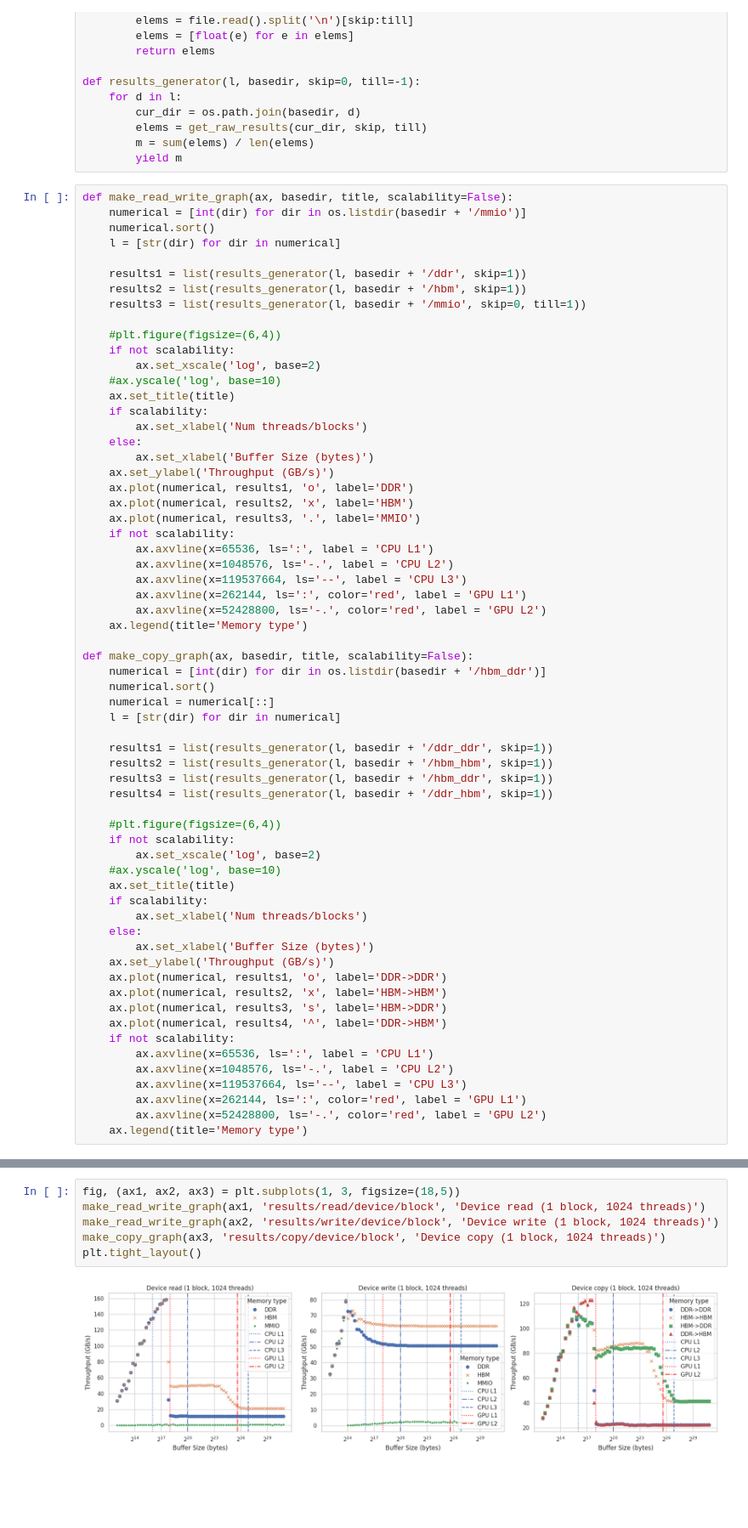
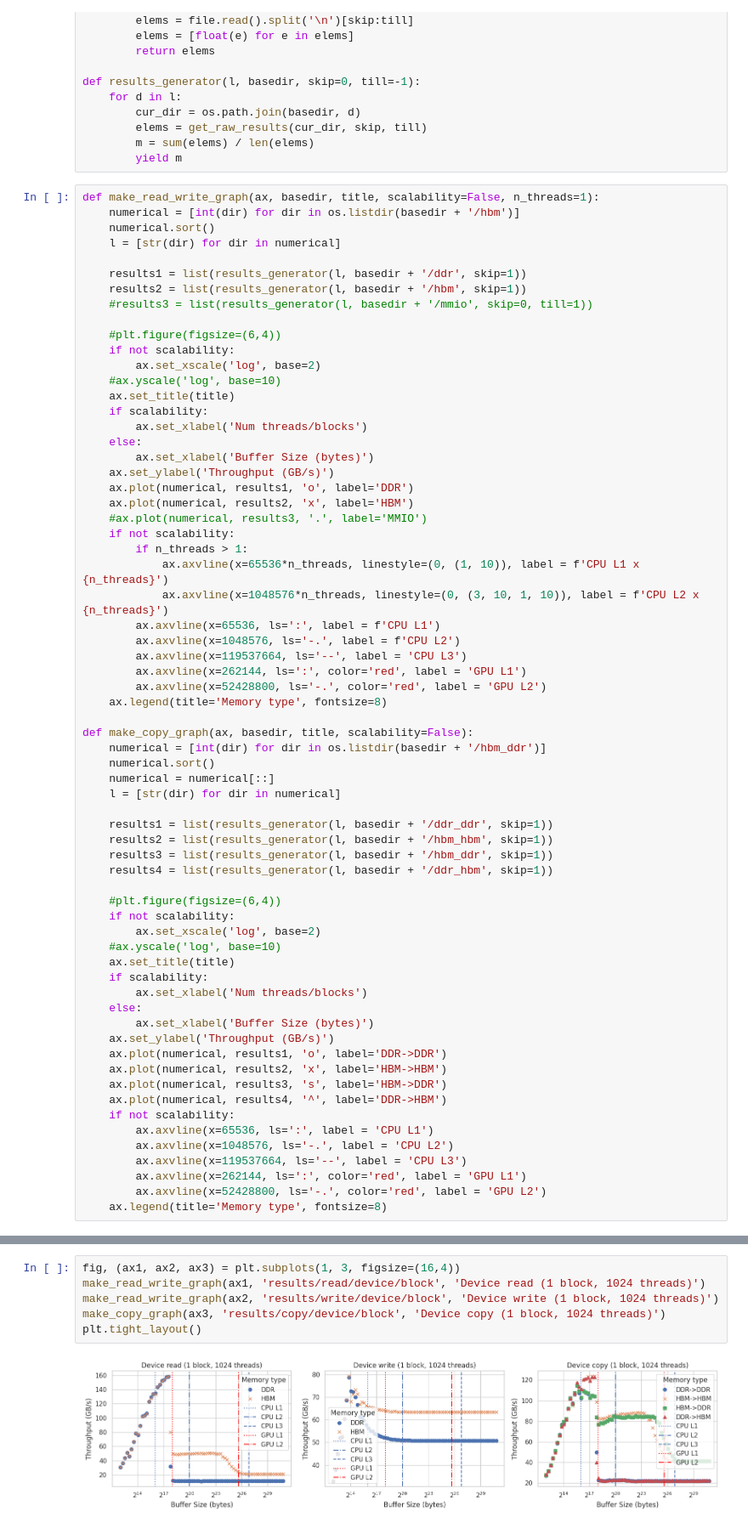
Before and after one commit to ntua-el20062/grace-hopper-benchmark, a Jupyter notebook: src/paper.ipynb, the cells around one changed output, grey strips where cells are left out. Shown at 85% size. Cells and saved outputs as stored; diff of their text form; blank space fills up the shorter version.

```diff
--- a/src/paper.ipynb
+++ b/src/paper.ipynb
@@ -20,14 +20,14 @@ def results_generator(l, basedir, skip=0, till=-1):
         m = sum(elems) / len(elems)
         yield m
 # %%
-def make_read_write_graph(ax, basedir, title, scalability=False):
-    numerical = [int(dir) for dir in os.listdir(basedir + '/mmio')]
+def make_read_write_graph(ax, basedir, title, scalability=False, n_threads=1):
+    numerical = [int(dir) for dir in os.listdir(basedir + '/hbm')]
     numerical.sort()
     l = [str(dir) for dir in numerical]
 
     results1 = list(results_generator(l, basedir + '/ddr', skip=1))
     results2 = list(results_generator(l, basedir + '/hbm', skip=1))
-    results3 = list(results_generator(l, basedir + '/mmio', skip=0, till=1))
+    #results3 = list(results_generator(l, basedir + '/mmio', skip=0, till=1))
 
     #plt.figure(figsize=(6,4))
     if not scalability:
@@ -41,14 +41,17 @@ def make_read_write_graph(ax, basedir, title, scalability=False):
     ax.set_ylabel('Throughput (GB/s)')
     ax.plot(numerical, results1, 'o', label='DDR')
     ax.plot(numerical, results2, 'x', label='HBM')
-    ax.plot(numerical, results3, '.', label='MMIO')
+    #ax.plot(numerical, results3, '.', label='MMIO')
     if not scalability:
-        ax.axvline(x=65536, ls=':', label = 'CPU L1')
-        ax.axvline(x=1048576, ls='-.', label = 'CPU L2')
+        if n_threads > 1:
+            ax.axvline(x=65536*n_threads, linestyle=(0, (1, 10)), label = f'CPU L1 x {n_threads}')
+            ax.axvline(x=1048576*n_threads, linestyle=(0, (3, 10, 1, 10)), label = f'CPU L2 x {n_threads}')
+        ax.axvline(x=65536, ls=':', label = f'CPU L1')
+        ax.axvline(x=1048576, ls='-.', label = f'CPU L2')
         ax.axvline(x=119537664, ls='--', label = 'CPU L3')
         ax.axvline(x=262144, ls=':', color='red', label = 'GPU L1')
         ax.axvline(x=52428800, ls='-.', color='red', label = 'GPU L2')
-    ax.legend(title='Memory type')
+    ax.legend(title='Memory type', fontsize=8)
 
 def make_copy_graph(ax, basedir, title, scalability=False):
     numerical = [int(dir) for dir in os.listdir(basedir + '/hbm_ddr')]
@@ -81,7 +84,7 @@ def make_copy_graph(ax, basedir, title, scalability=False):
         ax.axvline(x=119537664, ls='--', label = 'CPU L3')
         ax.axvline(x=262144, ls=':', color='red', label = 'GPU L1')
         ax.axvline(x=52428800, ls='-.', color='red', label = 'GPU L2')
-    ax.legend(title='Memory type')
+    ax.legend(title='Memory type', fontsize=8)
 # %%
 fig, ((ax1, ax2), (ax3, ax4)) = plt.subplots(2, 2, figsize=(14,10))
 ax1.axhline(y=500, label='RAM limit')
@@ -123,11 +150,11 @@ plt.tight_layout()
 # %%
-fig, (ax1, ax2, ax3) = plt.subplots(1, 3, figsize=(18,5))
+fig, (ax1, ax2, ax3) = plt.subplots(1, 3, figsize=(16,4))
 make_read_write_graph(ax1, 'results/read/device/block', 'Device read (1 block, 1024 threads)')
 make_read_write_graph(ax2, 'results/write/device/block', 'Device write (1 block, 1024 threads)')
 make_copy_graph(ax3, 'results/copy/device/block', 'Device copy (1 block, 1024 threads)')
 plt.tight_layout()
 # %% [output]
-[figure, old version]
+[figure, new version]
 # %%
 experiments1 = ['host/ddr', 'host/hbm', 'device/hbm', 'device/ddr']
 experiments2 = ['fine/host/ddr', 'fine/host/hbm', 'fine/device/hbm', 'fine/device/ddr']
```
Also changed, not shown: parts of 8 cells of this notebook, 12 other files.
